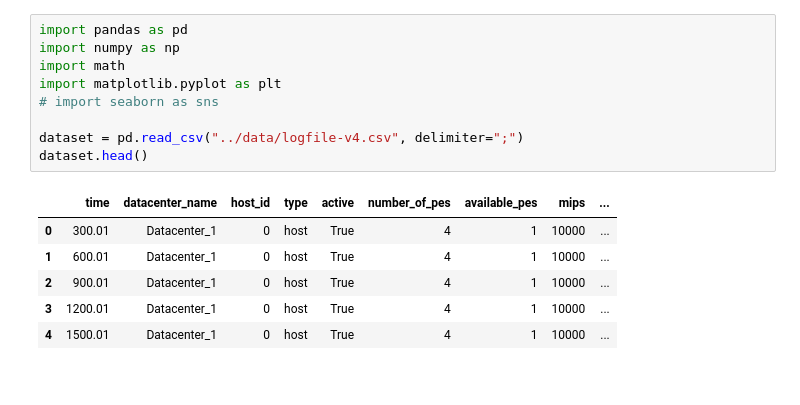
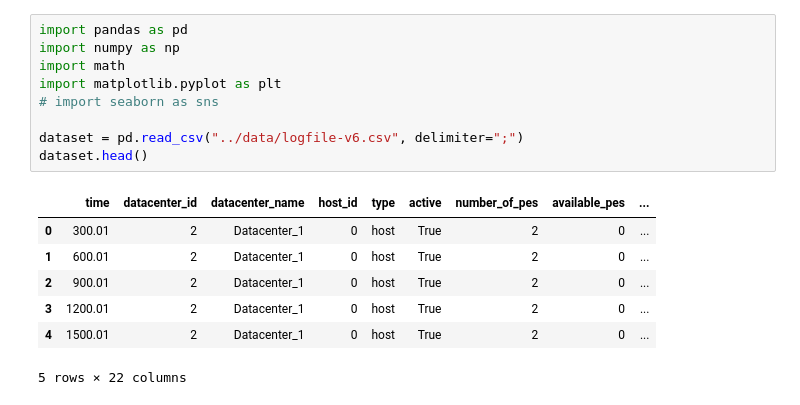
Before and after one commit to KhalidAFarah/cloud-energy-efficiency, a Jupyter notebook: visualization/workload_placement.ipynb, the cells around one changed output. Saved outputs shown, nothing was run; the diff lists cells and outputs as text.

```diff
--- a/visualization/workload_placement.ipynb
+++ b/visualization/workload_placement.ipynb
@@ -1,19 +1,20 @@
 # %%
 import pandas as pd
 import numpy as np
 import math
 import matplotlib.pyplot as plt
 # import seaborn as sns
 
-dataset = pd.read_csv("../data/logfile-v4.csv", delimiter=";")
+dataset = pd.read_csv("../data/logfile-v6.csv", delimiter=";")
 dataset.head()
 # %% [output]
-|  | time | datacenter_name | host_id | type | active | number_of_pes | available_pes | mips | ... |
-| 0 | 300.01 | Datacenter_1 | 0 | host | True | 4 | 1 | 10000 | ... |
-| 1 | 600.01 | Datacenter_1 | 0 | host | True | 4 | 1 | 10000 | ... |
-| 2 | 900.01 | Datacenter_1 | 0 | host | True | 4 | 1 | 10000 | ... |
-| 3 | 1200.01 | Datacenter_1 | 0 | host | True | 4 | 1 | 10000 | ... |
-| 4 | 1500.01 | Datacenter_1 | 0 | host | True | 4 | 1 | 10000 | ... |
+|  | time | datacenter_id | datacenter_name | host_id | type | active | number_of_pes | available_pes | ... |
+| 0 | 300.01 | 2 | Datacenter_1 | 0 | host | True | 2 | 0 | ... |
+| 1 | 600.01 | 2 | Datacenter_1 | 0 | host | True | 2 | 0 | ... |
+| 2 | 900.01 | 2 | Datacenter_1 | 0 | host | True | 2 | 0 | ... |
+| 3 | 1200.01 | 2 | Datacenter_1 | 0 | host | True | 2 | 0 | ... |
+| 4 | 1500.01 | 2 | Datacenter_1 | 0 | host | True | 2 | 0 | ... |
+5 rows × 22 columns
 # %%
 labels = np.unique(dataset['datacenter_name'])
 workload_per_datacenter = np.array([])
```
Also changed, not shown: parts of 1 cell of this notebook.
